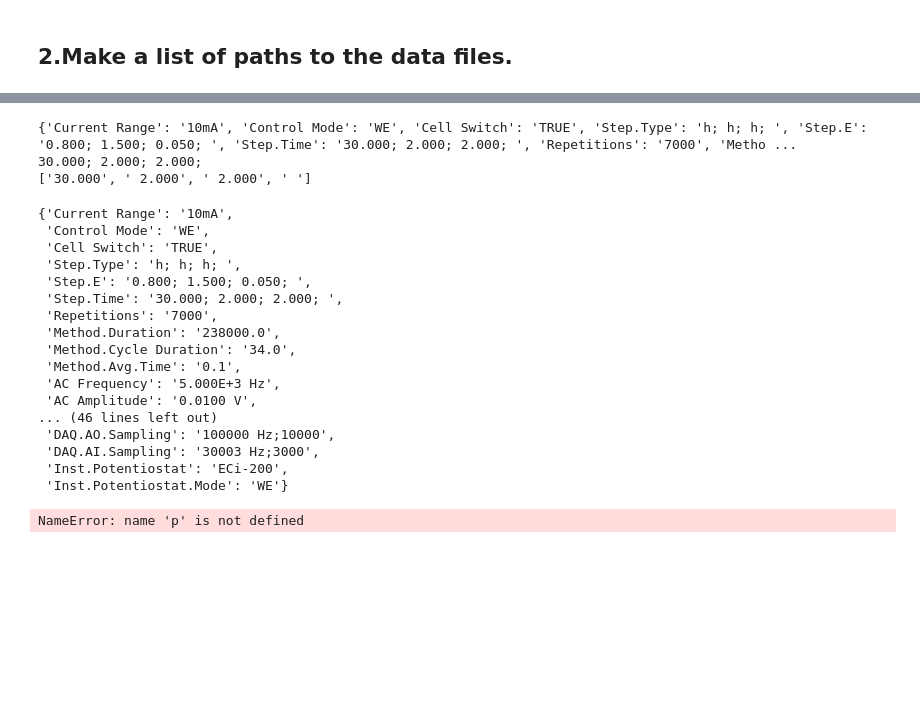
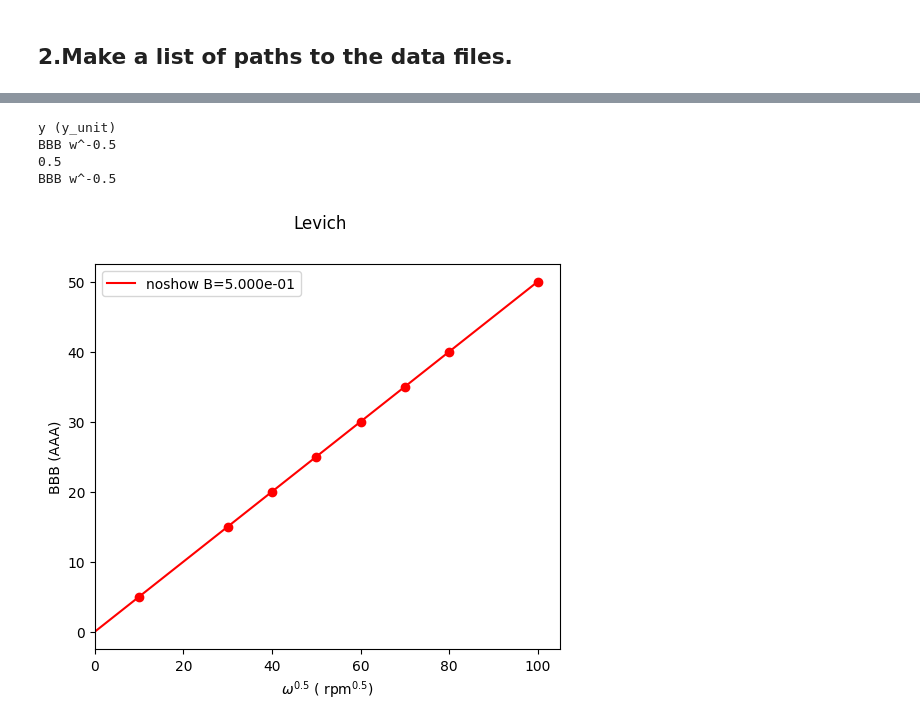
Before and after one commit to NordicEC/EC4py, a Jupyter notebook: dev/Levich/Levich_1.ipynb, the cells around one changed output, grey strips where cells are left out. Drawn from its saved outputs; the diff is of its cells as text; code cells hidden in the pictures; blank space fills up the shorter version.

```diff
--- a/dev/Levich/Levich_1.ipynb
+++ b/dev/Levich/Levich_1.ipynb
@@ -63,40 +29,15 @@ e.plot()
-# %%
-print(d.setup)
-aa= d.setup_data._setup
-aa["Step.E"]
-aa["Step.E"]
-bb= aa["Step.Time"]
-print(bb)
-cc= bb.split(";", -1)
-print(cc)
-# %% [output]
-{'Current Range': '10mA', 'Control Mode': 'WE', 'Cell Switch': 'TRUE', 'Step.Type': 'h; h; h; ', 'Step.E': '0.800; 1.500; 0.050; ', 'Step.Time': '30.000; 2.000; 2.000; ', 'Repetitions': '7000', 'Metho ...
-30.000; 2.000; 2.000;
-['30.000', ' 2.000', ' 2.000', ' ']
-# %%
-d0=d.get_step(0)
-len(d.Time)
-
-d0.setup
-# %% [output]
-{'Current Range': '10mA',
- 'Control Mode': 'WE',
- 'Cell Switch': 'TRUE',
- 'Step.Type': 'h; h; h; ',
- 'Step.E': '0.800; 1.500; 0.050; ',
- 'Step.Time': '30.000; 2.000; 2.000; ',
- 'Repetitions': '7000',
- 'Method.Duration': '238000.0',
- 'Method.Cycle Duration': '34.0',
- 'Method.Avg.Time': '0.1',
- 'AC Frequency': '5.000E+3 Hz',
- 'AC Amplitude': '0.0100 V',
-... (46 lines left out)
- 'DAQ.AO.Sampling': '100000 Hz;10000',
- 'DAQ.AI.Sampling': '30003 Hz;3000',
- 'Inst.Potentiostat': 'ECi-200',
- 'Inst.Potentiostat.Mode': 'WE'}
-# %%
-d0.plot(plot=p)
-# %% [output]
-NameError: name 'p' is not defined
+# %%
+
+rot =np.array([10,30,40,50,60,70,80,100])**2
+y_data = 0.5*rot**0.5
+unit = "AAA"
+result = Levich(rot, y_data, "AAA", "BBB", "ro","noshow")
+print(result.quantity)
+print(result.value)
+print(result.quantity)
+# %% [output]
+y (y_unit)
+BBB w^-0.5
+0.5
+BBB w^-0.5
+[figure, added]
```
Also changed, not shown: parts of 10 cells of this notebook, 22 other files.
